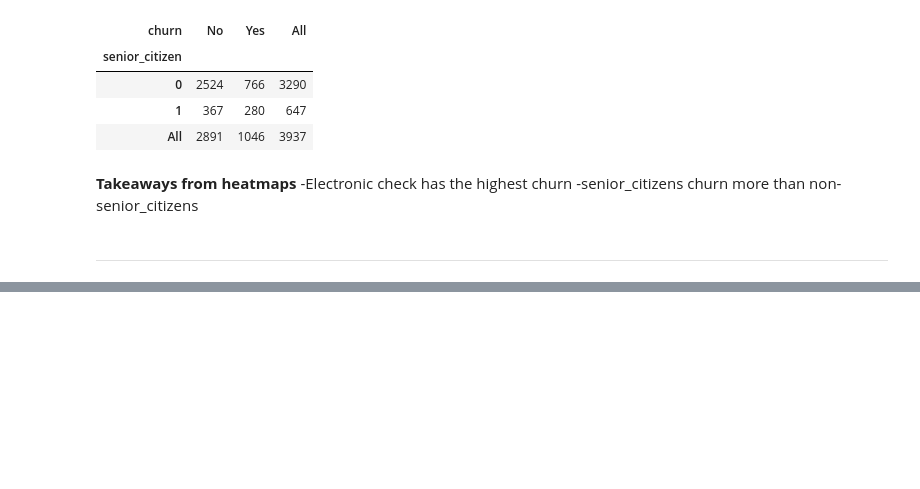
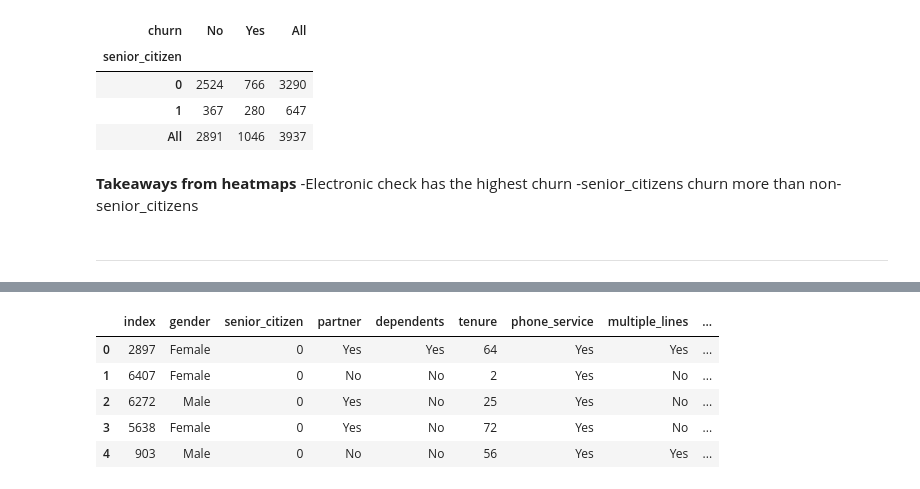
Before and after one commit to SLawsonWoods/Telco_Churn_Project, a Jupyter notebook: telco_final_report.ipynb, the cells around one changed output, grey strips where cells are left out. Drawn from its saved outputs; the diff is of its cells as text; code cells hidden in the pictures; blank space fills up the shorter version.

```diff
--- a/Telco_churn_presentation.ipynb
+++ b/telco_final_report.ipynb
@@ -368,0 +695,10 @@ train_encoded.head()
+# %%
+reset_test = test.reset_index()
+reset_test.head()
+# %% [output]
+|  | index | gender | senior_citizen | partner | dependents | tenure | phone_service | multiple_lines | ... |
+| 0 | 2897 | Female | 0 | Yes | Yes | 64 | Yes | Yes | ... |
+| 1 | 6407 | Female | 0 | No | No | 2 | Yes | No | ... |
+| 2 | 6272 | Male | 0 | Yes | No | 25 | Yes | No | ... |
+| 3 | 5638 | Female | 0 | Yes | No | 72 | Yes | No | ... |
+| 4 | 903 | Male | 0 | No | No | 56 | Yes | Yes | ... |
```
Also changed, not shown: parts of 69 cells of this notebook, 4 other files.
